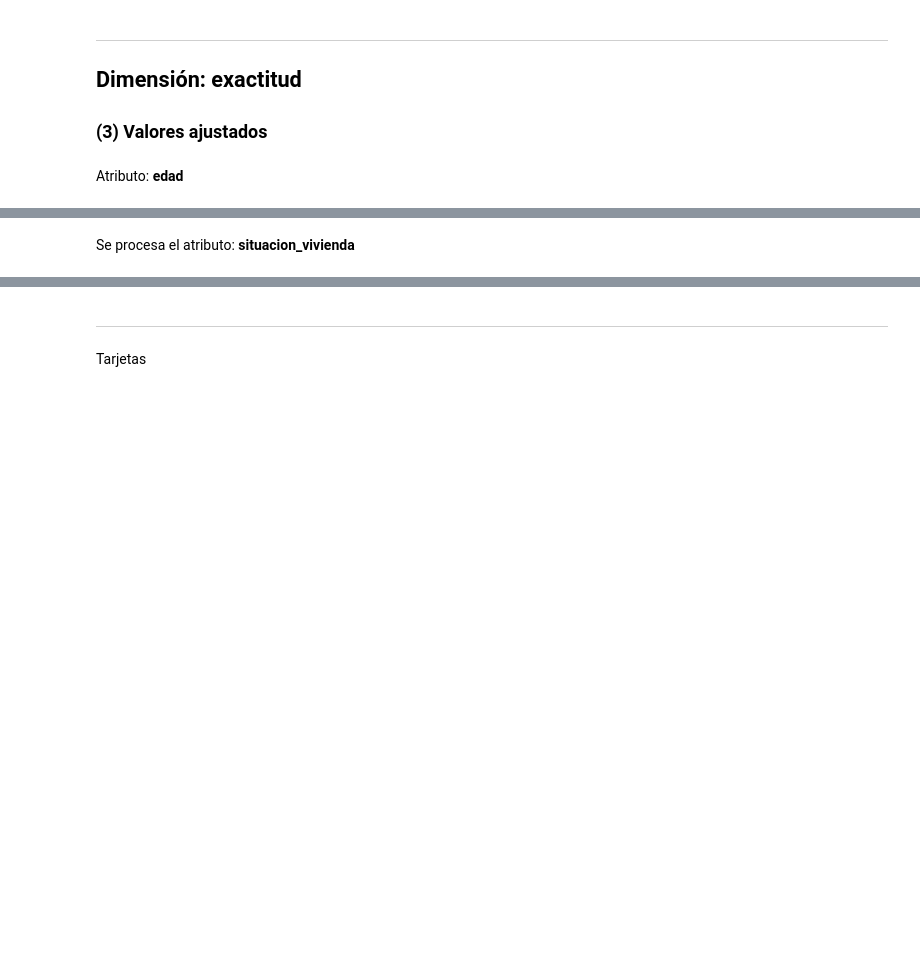
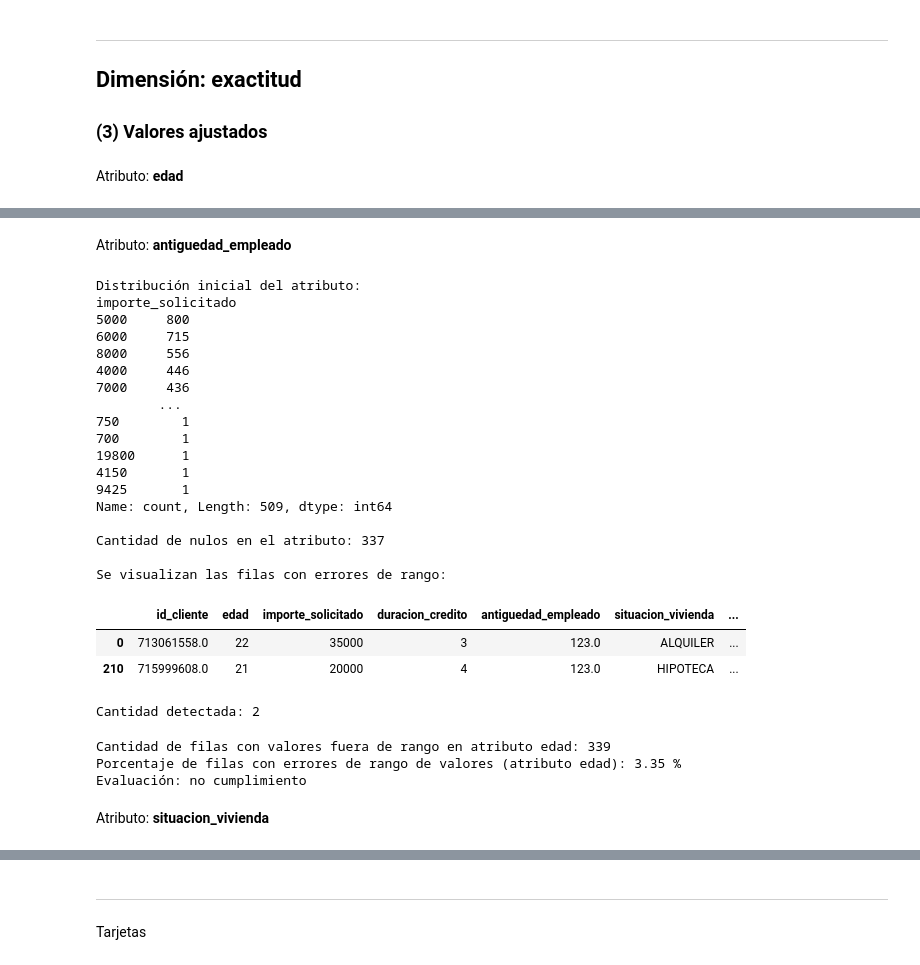
Before and after one commit to SergioGerman412/13MBID-OCT2324, a Jupyter notebook: notebooks/comprension_datos/CD03-Verificacion-calidad.ipynb, the cells around one changed output, grey strips where cells are left out. Cells and saved outputs as stored; diff of their text form; code cells hidden in the pictures; blank space fills up the shorter version.

```diff
--- a/notebooks/comprension_datos/CD03-Verificacion-calidad.ipynb
+++ b/notebooks/comprension_datos/CD03-Verificacion-calidad.ipynb
@@ -203,29 +303,72 @@ print(f"Cantidad detectada: {resultado.shape[0]}")
+# %% [markdown]
+Atributo: **antiguedad_empleado**
 # %%
 #Verificar que los valores de cada atributo se encuentren dentro de los listados anexos
 
 #Atributo: antiguedad_empleado
 
-valores = df_creditos['antiguedad_empleado'].value_counts() #Conteo de ocurrencias por valor (not-null)
+valores3 = df_creditos['antiguedad_empleado'].value_counts() #Conteo de ocurrencias por valor (not-null)
 print(f"Distribución inicial del atributo: \n{valores}\n")
 
-cantidad_nulos = len(df_creditos['antiguedad_empleado']) - df_creditos['antiguedad_empleado'].count() # Conteo de nulos
+cantidad_nulos3 = len(df_creditos['antiguedad_empleado']) - df_creditos['antiguedad_empleado'].count() # Conteo de nulos
 
-if cantidad_nulos > 0:
-    print(f"Cantidad de nulos en el atributo: {cantidad_nulos}\n") # Impresión de la cantidad de nulos
+if cantidad_nulos3 > 0:
+    print(f"Cantidad de nulos en el atributo: {cantidad_nulos3}\n") # Impresión de la cantidad de nulos
 else:
     print("No existen filas con valores nulos para este atributo.\n")
 
 
 # Se identifica y cuenta a los valores que no cumplen la condición definida
 
-resultado = df_creditos[df_creditos['antiguedad_empleado'] > 50]
+resultado3 = df_creditos[df_creditos['antiguedad_empleado'] > 50]
 
 print("Se visualizan las filas con errores de rango:")
-display(resultado) # Para visualizar las tuplas con valores nulos o erróneos
+display(resultado3) # Para visualizar las tuplas con valores nulos o erróneos
 
-print(f"Cantidad detectada: {resultado.shape[0]}")
+print(f"Cantidad detectada: {resultado3.shape[0]}")
+# %% [output]
+Distribución inicial del atributo:
+importe_solicitado
+5000     800
+6000     715
+8000     556
+4000     446
+7000     436
+        ...
+750        1
+700        1
+19800      1
+4150       1
+9425       1
+Name: count, Length: 509, dtype: int64
+
+Cantidad de nulos en el atributo: 337
+
+Se visualizan las filas con errores de rango:
+|  | id_cliente | edad | importe_solicitado | duracion_credito | antiguedad_empleado | situacion_vivienda | ... |
+| 0 | 713061558.0 | 22 | 35000 | 3 | 123.0 | ALQUILER | ... |
+| 210 | 715999608.0 | 21 | 20000 | 4 | 123.0 | HIPOTECA | ... |
+Cantidad detectada: 2
-# %% [markdown]
-Se procesa el atributo: **situacion_vivienda**
+# %%
+def calcular_rangos_valores_antiguedad_empleado():
+    antiguedad_empleado_valores_fuera_rango = resultado3.shape[0] + cantidad_nulos3
+    print(f"Cantidad de filas con valores fuera de rango en atributo edad: {antiguedad_empleado_valores_fuera_rango}")
+
+    indicador3 = (antiguedad_empleado_valores_fuera_rango / cantidad_filas_creditos)
+    print(f"Porcentaje de filas con errores de rango de valores (atributo edad): {round(indicador3 * 100, 2)} %")
+
+    if (indicador3 > RANGOS_VALORES):
+        print('Evaluación: no cumplimiento')
+    else:
+        print('Evaluación: ok')
+
+calcular_rangos_valores_antiguedad_empleado()
+# %% [output]
+Cantidad de filas con valores fuera de rango en atributo edad: 339
+Porcentaje de filas con errores de rango de valores (atributo edad): 3.35 %
+Evaluación: no cumplimiento
+# %% [markdown]
+Atributo: **situacion_vivienda**
 # %%
 #Verificar que los valores de cada atributo se encuentren dentro de los listados anexos
 
```
Also changed, not shown: parts of 48 cells of this notebook, 1 other file.
